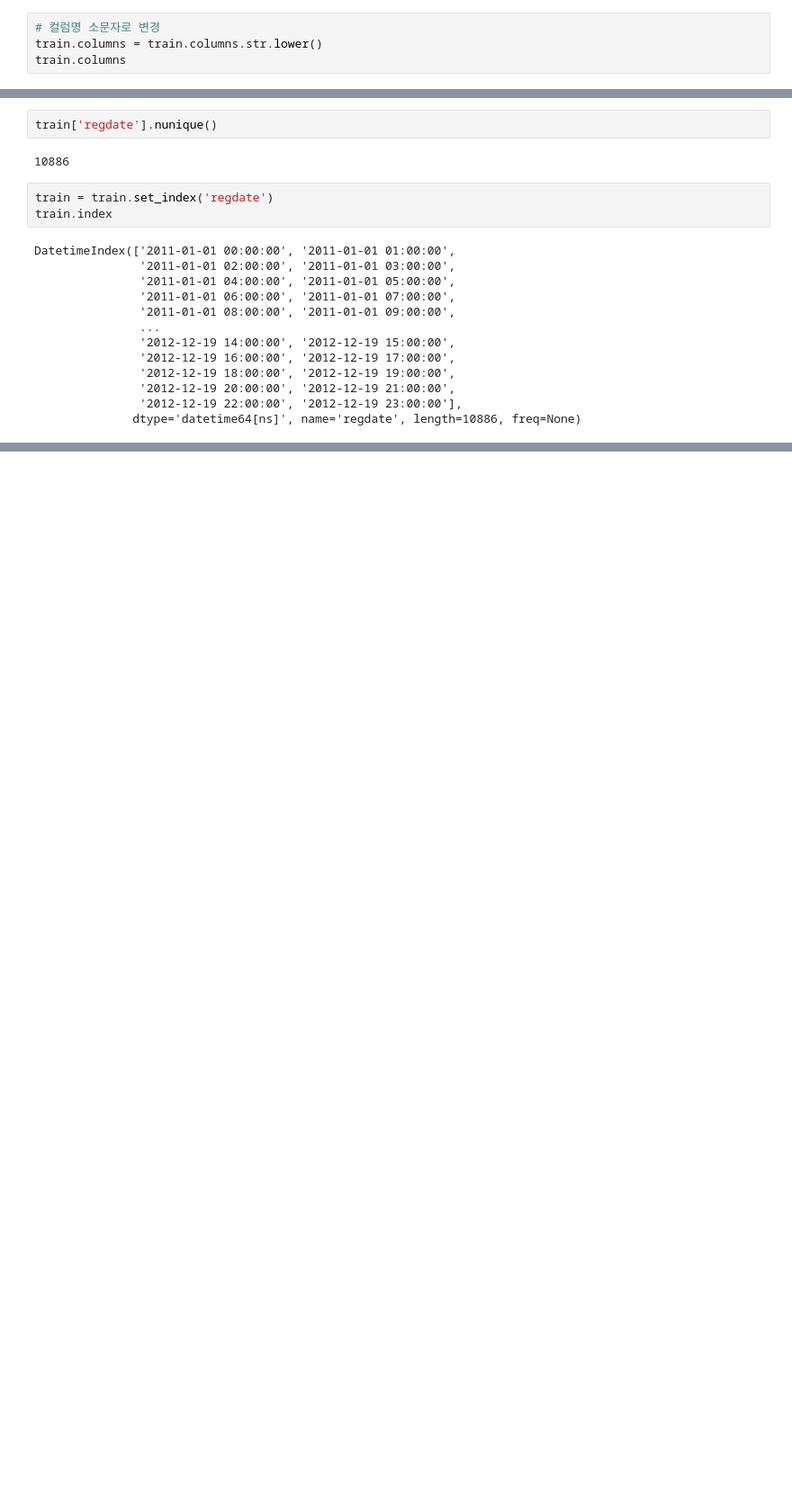
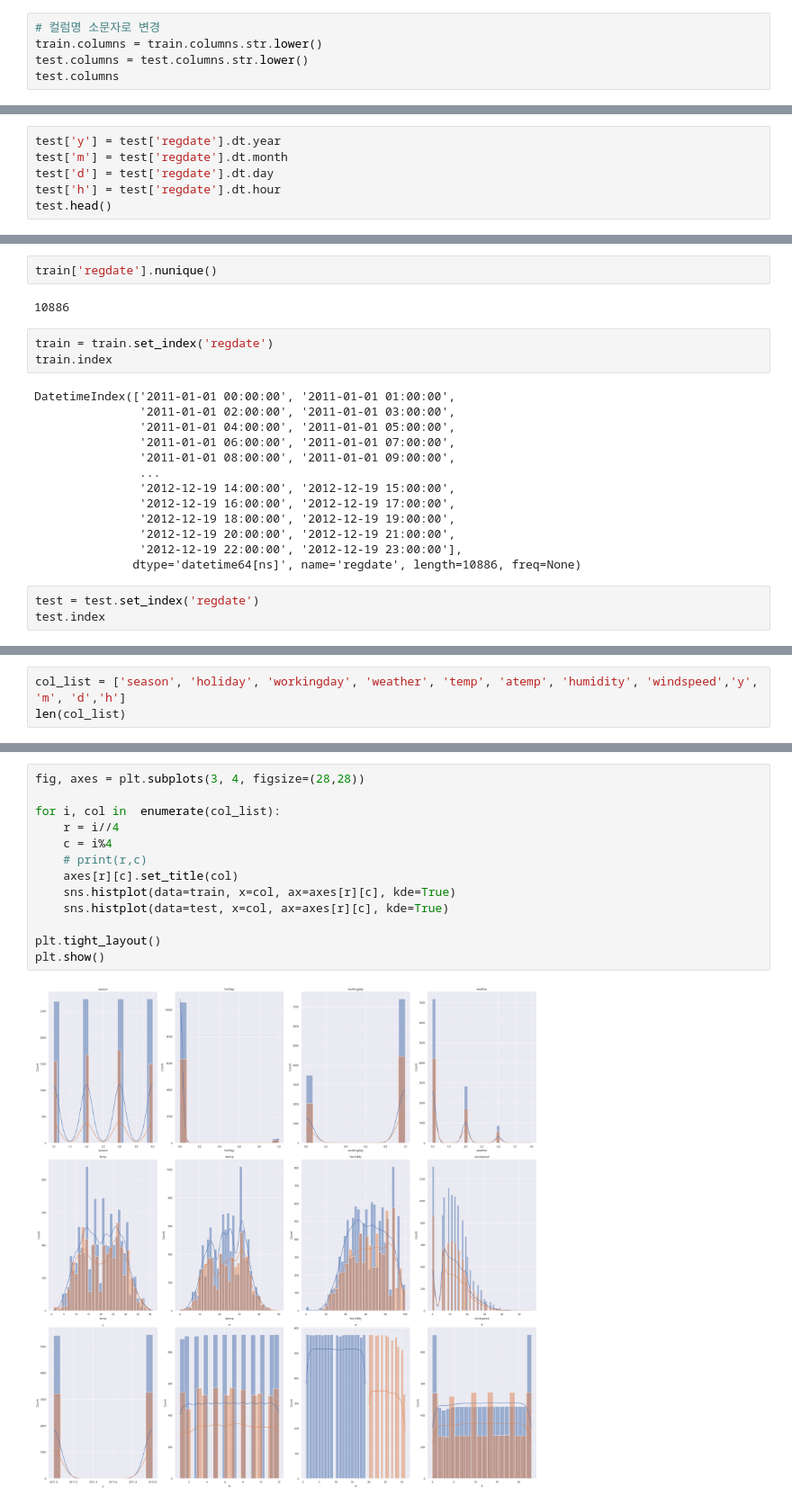
Before and after one commit to kkh1158/lecture, a Jupyter notebook: bike/lec_bike.ipynb, the cells around one changed output, grey strips where cells are left out. Shown at 90% size. Cells and saved outputs as stored; diff of their text form; blank space fills up the shorter version.

```diff
--- a/bike/lec_bike.ipynb
+++ b/bike/lec_bike.ipynb
@@ -77,6 +81,7 @@ Index(['regdate', 'season', 'holiday', 'workingday', 'weather', 'temp',
 # %%
 # 컬럼명 소문자로 변경
 train.columns = train.columns.str.lower()
-train.columns
+test.columns = test.columns.str.lower()
+test.columns
 # %% [output]
 Index(['regdate', 'season', 'holiday', 'workingday', 'weather', 'temp',
@@ -199,3 +202,9 @@ train.head()
 | 2 | 2011-01-01 02:00:00 | 1 | 0 | 0 | 1 | 9.02 | 13.635 | 80 | 0.0 | 5 | ... |
 | 3 | 2011-01-01 03:00:00 | 1 | 0 | 0 | 1 | 9.84 | 14.395 | 75 | 0.0 | 3 | ... |
 | 4 | 2011-01-01 04:00:00 | 1 | 0 | 0 | 1 | 9.84 | 14.395 | 75 | 0.0 | 0 | ... |
+# %%
+test['y'] = test['regdate'].dt.year
+test['m'] = test['regdate'].dt.month
+test['d'] = test['regdate'].dt.day
+test['h'] = test['regdate'].dt.hour
+test.head()
@@ -225,3 +245,6 @@ DatetimeIndex(['2011-01-01 00:00:00', '2011-01-01 01:00:00',
                '2012-12-19 20:00:00', '2012-12-19 21:00:00',
                '2012-12-19 22:00:00', '2012-12-19 23:00:00'],
               dtype='datetime64[ns]', name='regdate', length=10886, freq=None)
+# %%
+test = test.set_index('regdate')
+test.index
@@ -233,0 +291,3 @@ train[train['casual']+train['registered']!=train['count']].shape[0]
+# %%
+col_list = ['season', 'holiday', 'workingday', 'weather', 'temp', 'atemp', 'humidity', 'windspeed','y', 'm', 'd','h']
+len(col_list)
@@ -233,0 +296,15 @@ train[train['casual']+train['registered']!=train['count']].shape[0]
+# %%
+fig, axes = plt.subplots(3, 4, figsize=(28,28))
+
+for i, col in  enumerate(col_list):
+    r = i//4
+    c = i%4
+    # print(r,c)
+    axes[r][c].set_title(col)
+    sns.histplot(data=train, x=col, ax=axes[r][c], kde=True)
+    sns.histplot(data=test, x=col, ax=axes[r][c], kde=True)
+
+plt.tight_layout()
+plt.show()
+# %% [output]
+[figure, added]
```
Also changed, not shown: parts of 59 cells of this notebook, 2 other files.
